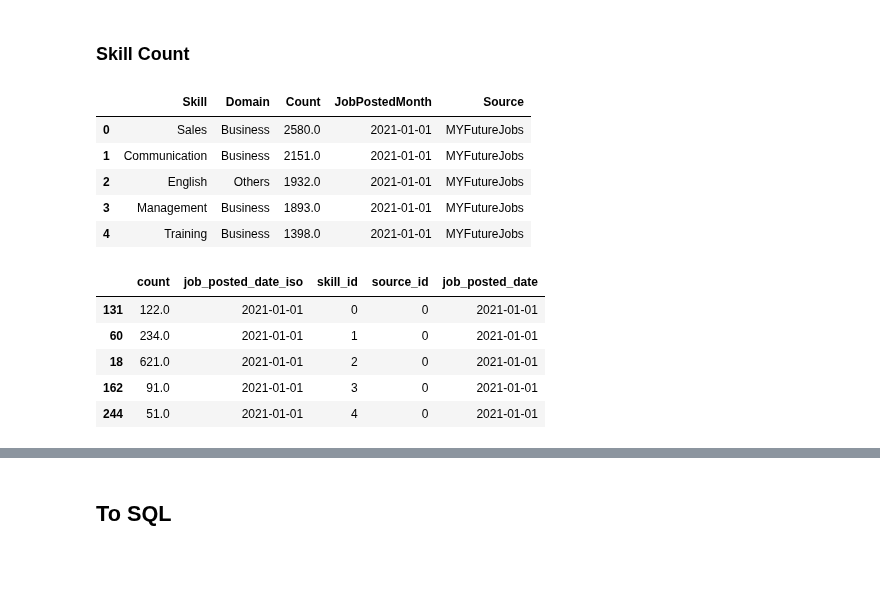
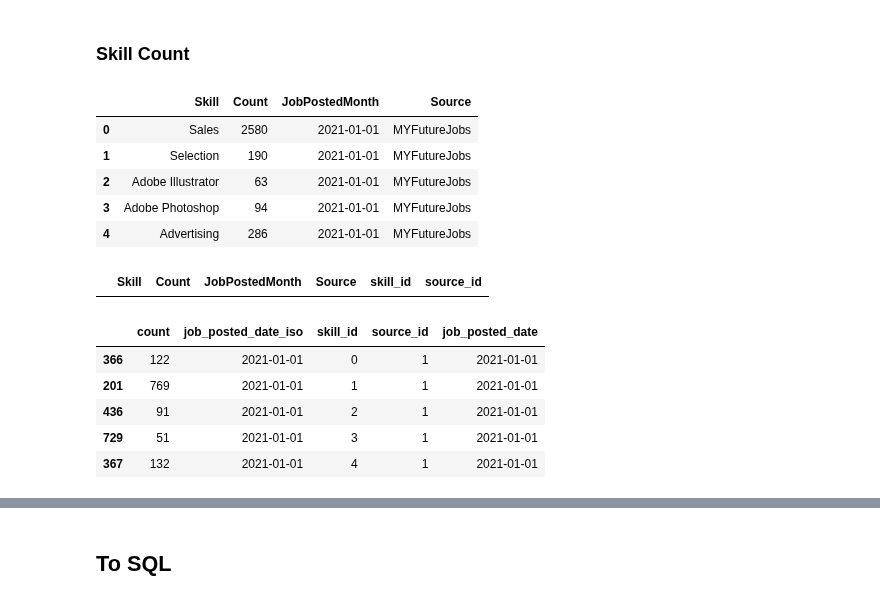
Before and after one commit to binxuankong/skills-ontology-project, a Jupyter notebook: To Acceltic.ipynb, the cells around one changed output, grey strips where cells are left out. Cells and saved outputs as stored; diff of their text form; code cells hidden in the pictures; blank space fills up the shorter version.

Commit message:
New skills for MFJ

```diff
--- a/To Acceltic.ipynb
+++ b/To Acceltic.ipynb
@@ -80,32 +137,36 @@ df_source.head()
 # %% [markdown]
 ### Skill Count
 # %%
-df_count = pd.read_csv('myfuturejobs-insights/ForAcceltic.csv')
+df_count = pd.read_csv('skills/ForAcceltic.csv')
 df_count.head()
 # %% [output]
-|  | Skill | Domain | Count | JobPostedMonth | Source |
-| 0 | Sales | Business | 2580.0 | 2021-01-01 | MYFutureJobs |
-| 1 | Communication | Business | 2151.0 | 2021-01-01 | MYFutureJobs |
-| 2 | English | Others | 1932.0 | 2021-01-01 | MYFutureJobs |
-| 3 | Management | Business | 1893.0 | 2021-01-01 | MYFutureJobs |
-| 4 | Training | Business | 1398.0 | 2021-01-01 | MYFutureJobs |
+|  | Skill | Count | JobPostedMonth | Source |
+| 0 | Sales | 2580 | 2021-01-01 | MYFutureJobs |
+| 1 | Selection | 190 | 2021-01-01 | MYFutureJobs |
+| 2 | Adobe Illustrator | 63 | 2021-01-01 | MYFutureJobs |
+| 3 | Adobe Photoshop | 94 | 2021-01-01 | MYFutureJobs |
+| 4 | Advertising | 286 | 2021-01-01 | MYFutureJobs |
+# %%
+df_c2 = df_count.merge(df_skills[['Skill', 'Id']].rename(columns={'Id': 'skill_id'}), on=['Skill'], how='left')
+df_c2 = df_c2.merge(df_source.rename(columns={'Id': 'source_id'}), on=['Source'], how='left')
+df_c2.loc[df_c2['skill_id'].isna()]
+# %% [output]
+|  | Skill | Count | JobPostedMonth | Source | skill_id | source_id |
 # %%
-df_c2 = df_count.merge(df_skills[['Skill', 'Id']].rename(columns={'Id': 'skill_id'}), on=['Skill'], how='left')
-df_c2 = df_c2.merge(df_source.rename(columns={'Id': 'source_id'}), on=['Source'], how='left')
 # df_c2['job_posted_date'] = pd.DatetimeIndex(df_c2['JobPostedMonth']).month
 df_c2['JobPostedMonth'] = pd.to_datetime(df_c2['JobPostedMonth'])
 df_c2['job_posted_date'] = df_c2['JobPostedMonth'].dt.strftime('%Y-%m-%d')
-df_c2 = df_c2.drop(columns=['Skill', 'Domain', 'Source'])
+df_c2 = df_c2.drop(columns=['Skill', 'Source'])
 df_c2 = df_c2.rename(columns={'Count': 'count', 'JobPostedMonth': 'job_posted_date_iso'})
 df_c2 = df_c2.sort_values(by='skill_id')
 df_c2.head()
 # %% [output]
 |  | count | job_posted_date_iso | skill_id | source_id | job_posted_date |
-| 131 | 122.0 | 2021-01-01 | 0 | 0 | 2021-01-01 |
-| 60 | 234.0 | 2021-01-01 | 1 | 0 | 2021-01-01 |
-| 18 | 621.0 | 2021-01-01 | 2 | 0 | 2021-01-01 |
-| 162 | 91.0 | 2021-01-01 | 3 | 0 | 2021-01-01 |
-| 244 | 51.0 | 2021-01-01 | 4 | 0 | 2021-01-01 |
+| 366 | 122 | 2021-01-01 | 0 | 1 | 2021-01-01 |
+| 201 | 769 | 2021-01-01 | 1 | 1 | 2021-01-01 |
+| 436 | 91 | 2021-01-01 | 2 | 1 | 2021-01-01 |
+| 729 | 51 | 2021-01-01 | 3 | 1 | 2021-01-01 |
+| 367 | 132 | 2021-01-01 | 4 | 1 | 2021-01-01 |
 # %%
 df_c2.describe()
 # %% [output]
```
Also changed, not shown: parts of 15 cells of this notebook, 10 other files.
